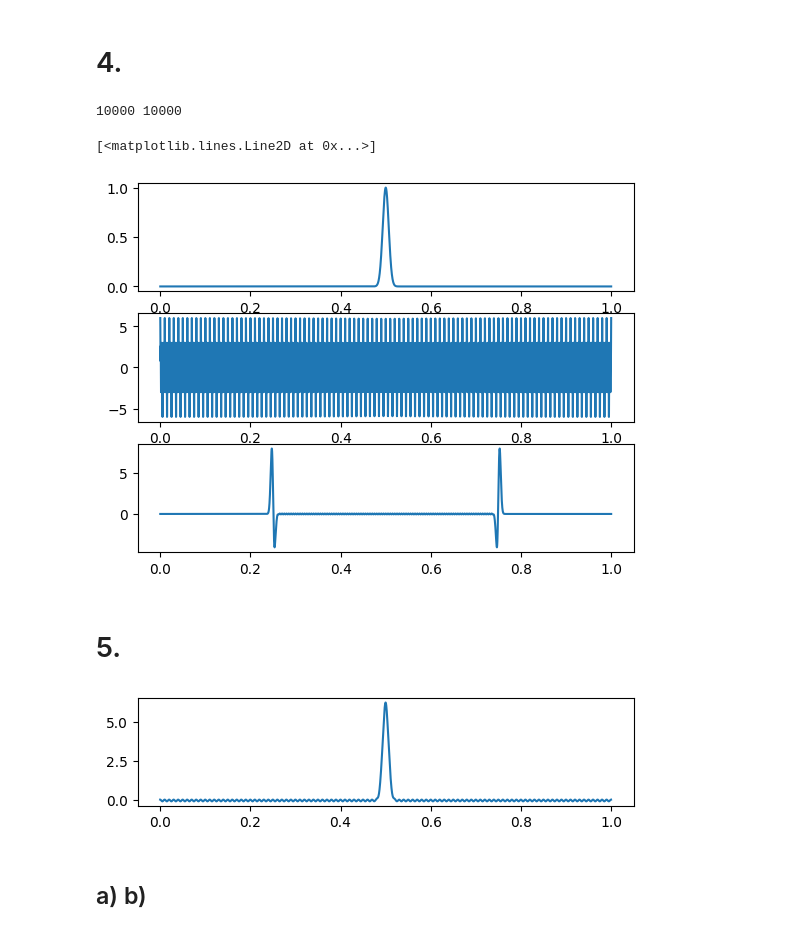
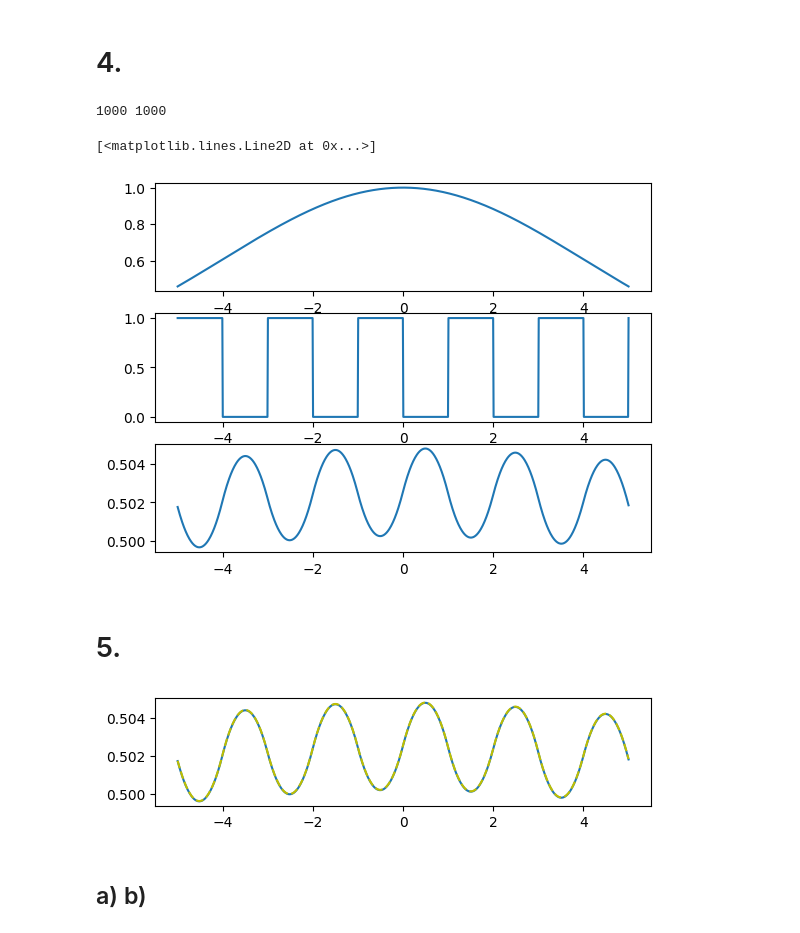
Before and after one commit to KadilenkoIvan/digital_signal_processing, a Jupyter notebook: lab4/1.ipynb, the cells around one changed output. Cells and saved outputs as stored; diff of their text form; code cells hidden in the pictures.

```diff
--- a/lab4/1.ipynb
+++ b/lab4/1.ipynb
@@ -16,9 +16,13 @@ def get_cos_singal(f=[50,150,450], fs=10000, A=2.0, a=-1, b=1, noise=None):
             x_cos[i] += (np.random.rand() * noise)
     return x_cos
 # %%
-def get_impulse(a=0.0, b=20.0, A=1, period=7.5, fc = 10_000):
+def get_impulse(a=0.0, b=20.0, A=1, period=7.5, fc = 10_000, noise=None):
     t = np.linspace(a, b, fc)
-    return t, np.array([(A if ti % (period * 2) >= period else 0) for ti in t])
+    signal = np.array([(A if ti % (period * 2) >= period else 0) for ti in t])
+    if noise:
+        for i in range(len(signal)):
+            signal[i] += (np.random.rand() * noise)
+    return t, signal
 # %%
 a = 0
 b = 20
@@ -199,40 +203,57 @@ def get_gause_kernel2(h, p, w):
     s = w * (2 * np.pi - 1) / (4 * np.pi)
     g = np.exp(-5 * ((h - p) / s) ** 2)
     return g
+# %%
+def my_conv(signal, core):
+        c = np.ones(max(len(signal), len(core)))
+        for i in range(len(c)):
+            for k in range(len(core)):
+                c[i] += signal[i - k] * core[k]
+        return c / sum(core)
+# %%
+def core_of_gausse(x, alpha = 0):
+        N = len(x)
+        y = np.zeros(N)
+        M = (N - 1) /2
+        for k in range(N):
+            y[k] = np.exp(-0.5 * ((k - M)/(alpha * M))**2)
+        return y
 # %%
-t = np.linspace(0, 1, 10000)
-t2 = np.linspace(0, 1, 19999)
-x_impuls = get_cos_singal(f=[50, 150, 450])
+t = np.linspace(0, 1, 1000)
+t2 = np.linspace(0, 1, 1999)
+t, x_impuls = get_impulse(a=-5, b=5, period=1, fc=1000)
 frequencies = fftfreq(len(x_impuls), d=t[1] - t[0])
 #gaus = get_gause_kernel(t, a=0.01)
-gaus = get_gause_kernel2(t, p=0.5, w=0.05)
+gaus = core_of_gausse(t, 0.8)
 
 plt.subplot(3, 1, 1)
 plt.plot(t, gaus)
 
 plt.subplot(3, 1, 2)
 plt.plot(t, x_impuls)
 print(len(x_impuls), len(gaus))
 plt.subplot(3, 1, 3)
 #plt.plot(t, (x_impuls * gaus))
-plt.plot(t2, np.convolve(x_impuls, gaus))
+plt.plot(t, my_conv(x_impuls, gaus))
 # %% [output]
-10000 10000
+1000 1000
 [<matplotlib.lines.Line2D at 0x...>]
-[figure, old version]
+[figure, new version]
 # %% [markdown]
 # 5.
 # %%
-kernel = get_gause_kernel2(t, p=0.5, w=0.05)
+t, x_impuls = get_impulse(a=-5, b=5, period=1, fc=1000)
+kernel = core_of_gausse(t, 0.8)
 x_impuls_fft = np.fft.fft(x_impuls)
 kernel_fft = np.fft.fft(kernel)
 multiply_fft = (x_impuls_fft * kernel_fft)
 x_impulse_ifft = np.fft.ifft(multiply_fft)
 plt.subplot(3, 1, 1)
-plt.plot(t, x_impulse_ifft)
+plt.plot(t, x_impulse_ifft/sum(kernel)+0.00125)
+plt.plot(t, my_conv(x_impuls, gaus), '--y')
 plt.show()
 # %% [output]
-[figure, old version]
+[figure, new version]
 # %% [markdown]
 ## a) b)
 # %%
```
Also changed, not shown: parts of 8 cells of this notebook.
